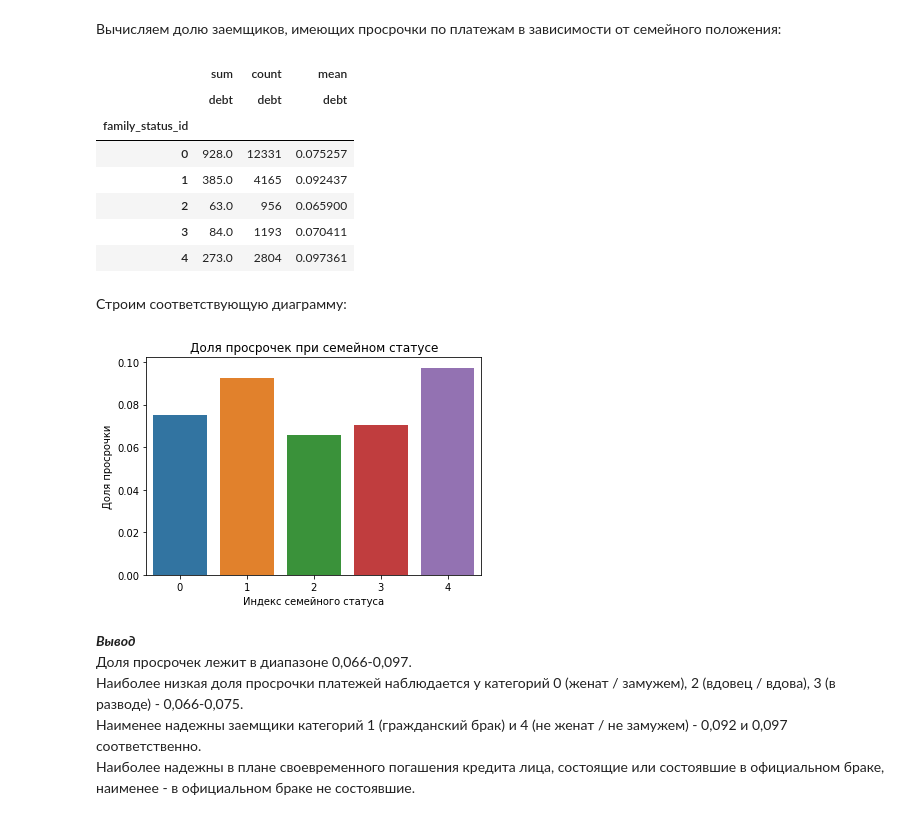
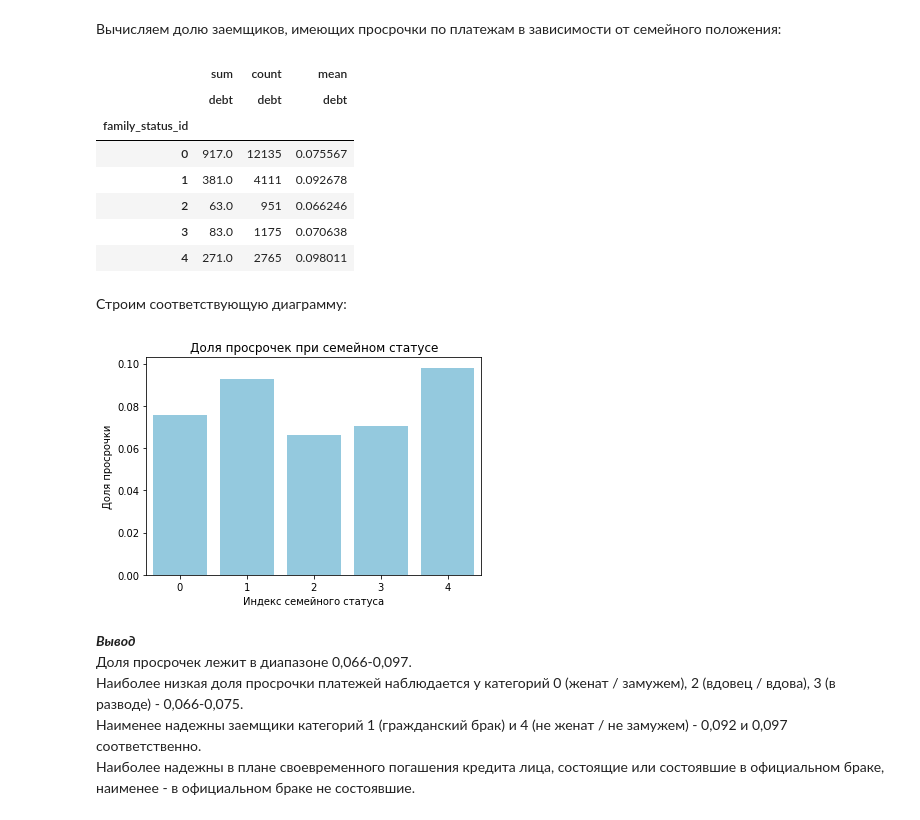
Before and after one commit to bondiq1982/yandex-projects, a Jupyter notebook: credits/Кредиты.ipynb, the cells around one changed output. Cells and saved outputs as stored; diff of their text form; code cells hidden in the pictures.

```diff
--- a/credits/Кредиты.ipynb
+++ b/credits/Кредиты.ipynb
@@ -586,5 +633,5 @@ def purpose_klass(row):
             return('автомобиль')
         elif i == 'образование':
             return('образование')
-data['purpose_final'] = data['purpose'].apply(purpose_klass).astype('category')
+df['purpose_final'] = df['purpose'].apply(purpose_klass).astype('category')
 # %% [markdown]
@@ -652,5 +699,5 @@ def income_class(income):
     if (income > incom_finish):
         income_period = incom_finish // step
         return income_period
-data['incom_id'] = data['total_income'].apply(income_class).astype('uint8')
+df['incom_id'] = df['total_income'].apply(income_class).astype('uint8')
 # %% [markdown]
@@ -665,5 +712,5 @@ def incom_range(incom_id):
     if (incom_id > period):
         income_str = '> {}'.format(incom_finish)
         return income_str
-data['incom_range'] = data['incom_id'].apply(incom_range).astype('category')
+df['incom_range'] = df['incom_id'].apply(incom_range).astype('category')
 # %% [markdown]
@@ -790,29 +837,29 @@ family_index
 # %% [markdown]
 Вычисляем долю заемщиков, имеющих просрочки по платежам в зависимости от семейного положения:
 # %%
-# создаем сводную таблицу "data_pivot_family" на основе таблицы "data"
-data_pivot_family = data.pivot_table(index = 'family_status_id', values = 'debt', aggfunc = ['sum', 'count', 'mean'])
-data_pivot_family
+# создаем сводную таблицу "df_pivot_family" на основе таблицы "df"
+df_pivot_family = df.pivot_table(index = 'family_status_id', values = 'debt', aggfunc = ['sum', 'count', 'mean'])
+df_pivot_family
 # %% [output]
 |  | sum | count | mean |
 |  | debt | debt | debt |
 | family_status_id |  |  |  |
-| 0 | 928.0 | 12331 | 0.075257 |
-| 1 | 385.0 | 4165 | 0.092437 |
-| 2 | 63.0 | 956 | 0.065900 |
-| 3 | 84.0 | 1193 | 0.070411 |
-| 4 | 273.0 | 2804 | 0.097361 |
+| 0 | 917.0 | 12135 | 0.075567 |
+| 1 | 381.0 | 4111 | 0.092678 |
+| 2 | 63.0 | 951 | 0.066246 |
+| 3 | 83.0 | 1175 | 0.070638 |
+| 4 | 271.0 | 2765 | 0.098011 |
 # %% [markdown]
 Строим соответствующую диаграмму:
 # %%
-# создаем диаграмму на основе данных таблицы "data_pivot_family"
-ax = seaborn.barplot(data=data_pivot_family, x = data_pivot_family.index, y = data_pivot_family['mean']['debt'])
+# создаем диаграмму на основе данных таблицы "df_pivot_family"
+ax = sns.barplot(data=df_pivot_family, x = df_pivot_family.index, y = df_pivot_family['mean']['debt'], color='skyblue')
 ax.set_title('Доля просрочек при семейном статусе')           # присваиваем название оси диаграмме
 ax.set_ylabel('Доля просрочки')                               # присваиваем название оси y
 ax.set_xlabel('Индекс семейного статуса')                     # присваиваем название оси x
 plt.show()
 # %% [output]
-[figure, old version]
+[figure, new version]
 # %% [markdown]
 ***Вывод***
 Доля просрочек лежит в диапазоне 0,066-0,097.
```
Also changed, not shown: parts of 26 cells of this notebook.
